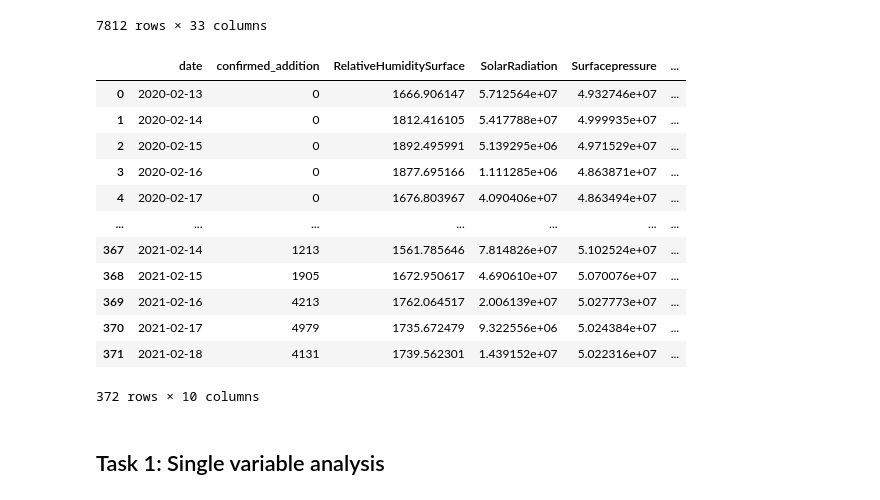
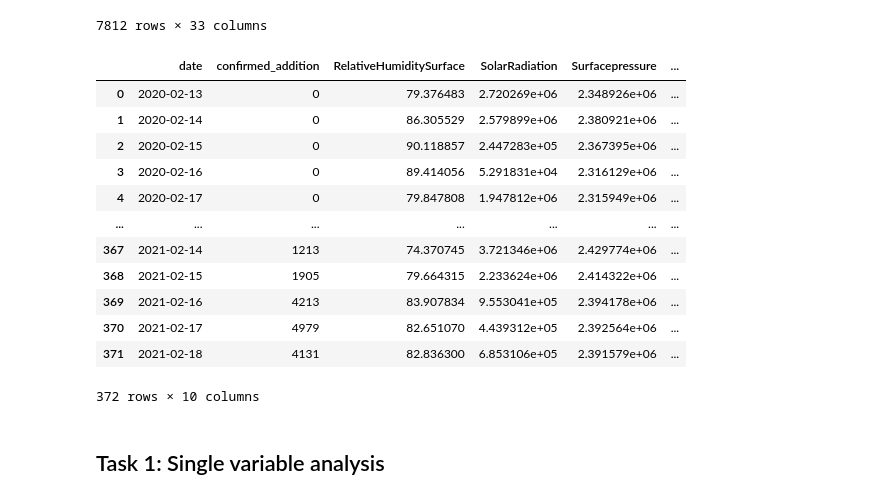
Before and after one commit to ranUser01/Covid-development-in-Sweden, a Jupyter notebook: notebooks/project_handin.ipynb, the cells around one changed output. Saved outputs shown, nothing was run; the diff lists cells and outputs as text; code cells hidden in the pictures.

```diff
--- a/notebooks/project_handin.ipynb
+++ b/notebooks/project_handin.ipynb
@@ -215,23 +215,31 @@ dataset_fixed_effects
 7812 rows × 33 columns
 # %%
 '''Creating dataset by date'''
-dataset_by_date = dataset.groupby(by = 'date').sum().reset_index()
 
-#dataset_by_date['date'] = pd.to_datetime(dataset['date'], format='%Y-%m-%d')
+# cases are summed up and weather variables are averaged (meaned)
+dataset_by_date = dataset.groupby(by = 'date')['confirmed_addition'].sum().reset_index()
+
+weather_by_date2 = dataset.groupby(by = 'date').mean()
+
+weather_by_date2 = weather_by_date2.loc[:, weather_by_date2.columns!='confirmed_addition']
+
+
+dataset_by_date = dataset_by_date.merge(weather_by_date2, on ='date')
+
 dataset_by_date
 # %% [output]
 |  | date | confirmed_addition | RelativeHumiditySurface | SolarRadiation | Surfacepressure | ... |
-| 0 | 2020-02-13 | 0 | 1666.906147 | 5.712564e+07 | 4.932746e+07 | ... |
-| 1 | 2020-02-14 | 0 | 1812.416105 | 5.417788e+07 | 4.999935e+07 | ... |
-| 2 | 2020-02-15 | 0 | 1892.495991 | 5.139295e+06 | 4.971529e+07 | ... |
-| 3 | 2020-02-16 | 0 | 1877.695166 | 1.111285e+06 | 4.863871e+07 | ... |
-| 4 | 2020-02-17 | 0 | 1676.803967 | 4.090406e+07 | 4.863494e+07 | ... |
+| 0 | 2020-02-13 | 0 | 79.376483 | 2.720269e+06 | 2.348926e+06 | ... |
+| 1 | 2020-02-14 | 0 | 86.305529 | 2.579899e+06 | 2.380921e+06 | ... |
+| 2 | 2020-02-15 | 0 | 90.118857 | 2.447283e+05 | 2.367395e+06 | ... |
+| 3 | 2020-02-16 | 0 | 89.414056 | 5.291831e+04 | 2.316129e+06 | ... |
+| 4 | 2020-02-17 | 0 | 79.847808 | 1.947812e+06 | 2.315949e+06 | ... |
 | ... | ... | ... | ... | ... | ... | ... |
-| 367 | 2021-02-14 | 1213 | 1561.785646 | 7.814826e+07 | 5.102524e+07 | ... |
-| 368 | 2021-02-15 | 1905 | 1672.950617 | 4.690610e+07 | 5.070076e+07 | ... |
-| 369 | 2021-02-16 | 4213 | 1762.064517 | 2.006139e+07 | 5.027773e+07 | ... |
-| 370 | 2021-02-17 | 4979 | 1735.672479 | 9.322556e+06 | 5.024384e+07 | ... |
-| 371 | 2021-02-18 | 4131 | 1739.562301 | 1.439152e+07 | 5.022316e+07 | ... |
+| 367 | 2021-02-14 | 1213 | 74.370745 | 3.721346e+06 | 2.429774e+06 | ... |
+| 368 | 2021-02-15 | 1905 | 79.664315 | 2.233624e+06 | 2.414322e+06 | ... |
+| 369 | 2021-02-16 | 4213 | 83.907834 | 9.553041e+05 | 2.394178e+06 | ... |
+| 370 | 2021-02-17 | 4979 | 82.651070 | 4.439312e+05 | 2.392564e+06 | ... |
+| 371 | 2021-02-18 | 4131 | 82.836300 | 6.853106e+05 | 2.391579e+06 | ... |
 372 rows × 10 columns
 # %% [markdown]
 <h2> Task 1: Single variable analysis  </h2>
```
Also changed, not shown: parts of 18 cells of this notebook.
